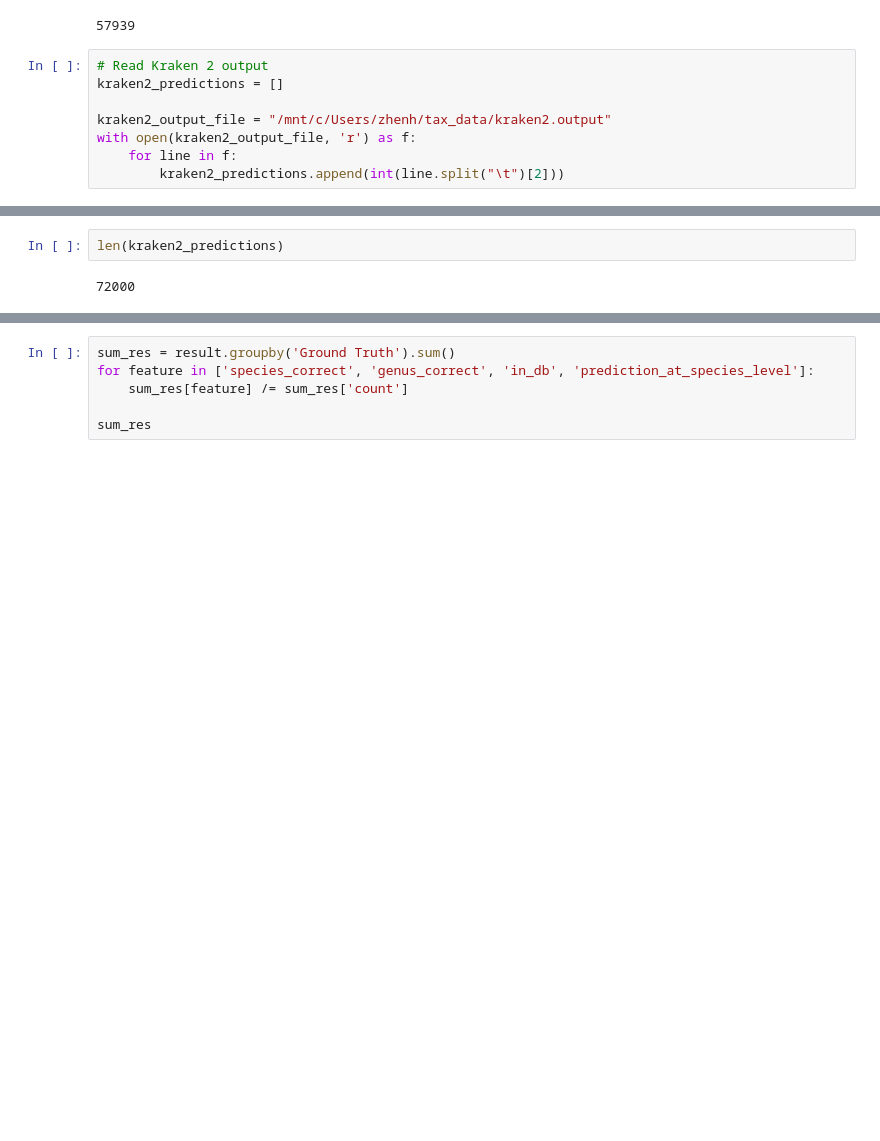
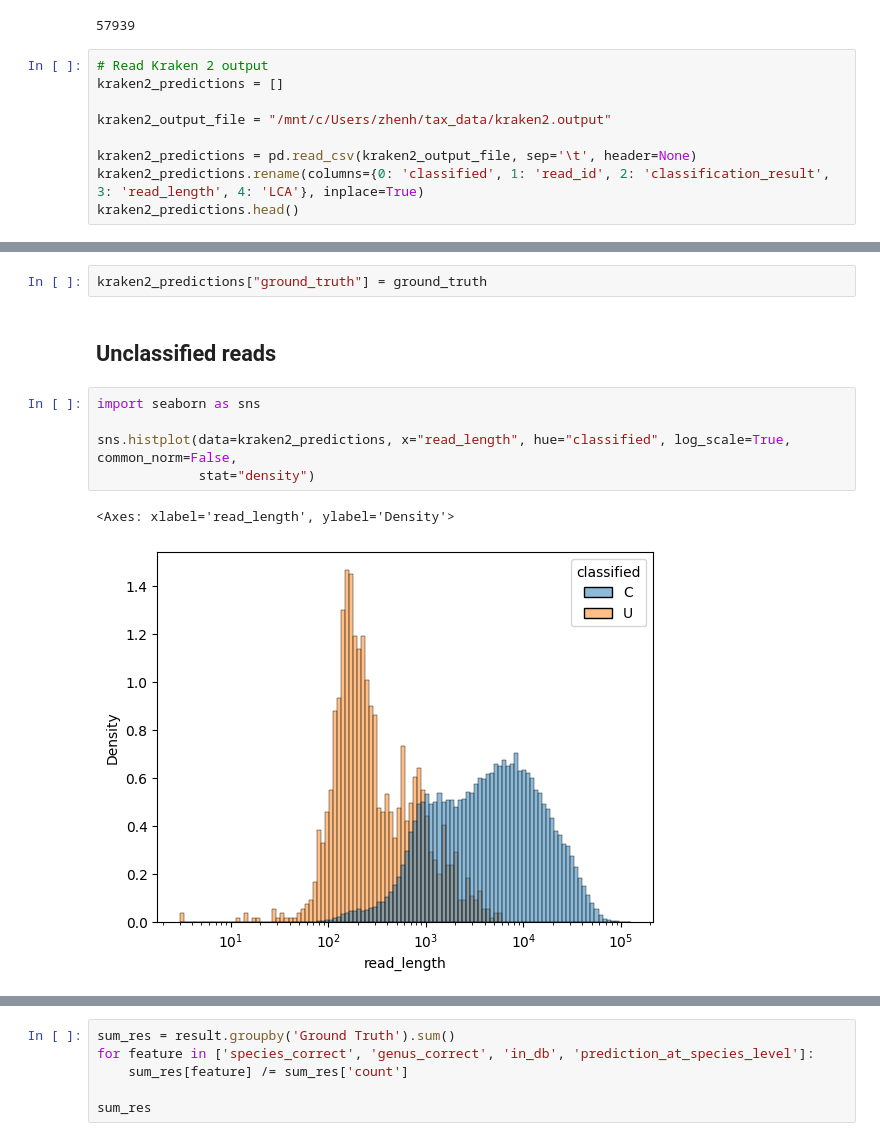
Before and after one commit to GZHoffie/tc-benchmark, a Jupyter notebook: analyzer_results.ipynb, the cells around one changed output, grey strips where cells are left out. Saved outputs shown, nothing was run; the diff lists cells and outputs as text; blank space fills up the shorter version.

```diff
--- a/analyzer_results.ipynb
+++ b/analyzer_results.ipynb
@@ -20,6 +20,7 @@ len(species_set)
 kraken2_predictions = []
 
 kraken2_output_file = "/mnt/c/Users/zhenh/tax_data/kraken2.output"
-with open(kraken2_output_file, 'r') as f:
-    for line in f:
-        kraken2_predictions.append(int(line.split("\t")[2]))
+
+kraken2_predictions = pd.read_csv(kraken2_output_file, sep='\t', header=None)
+kraken2_predictions.rename(columns={0: 'classified', 1: 'read_id', 2: 'classification_result', 3: 'read_length', 4: 'LCA'}, inplace=True)
+kraken2_predictions.head()
@@ -26,4 +34,12 @@ with open(kraken2_output_file, 'r') as f:
-# %%
-len(kraken2_predictions)
-# %% [output]
-72000
+# %%
+kraken2_predictions["ground_truth"] = ground_truth
+# %% [markdown]
+## Unclassified reads
+# %%
+import seaborn as sns
+
+sns.histplot(data=kraken2_predictions, x="read_length", hue="classified", log_scale=True, common_norm=False,
+             stat="density")
+# %% [output]
+<Axes: xlabel='read_length', ylabel='Density'>
+[figure, added]
```
Also changed, not shown: parts of 29 cells of this notebook, 1 other file.
